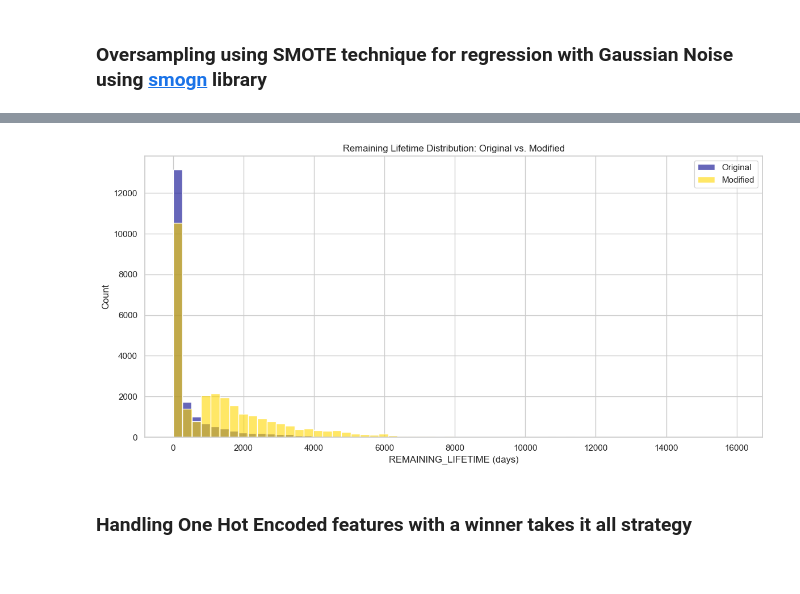
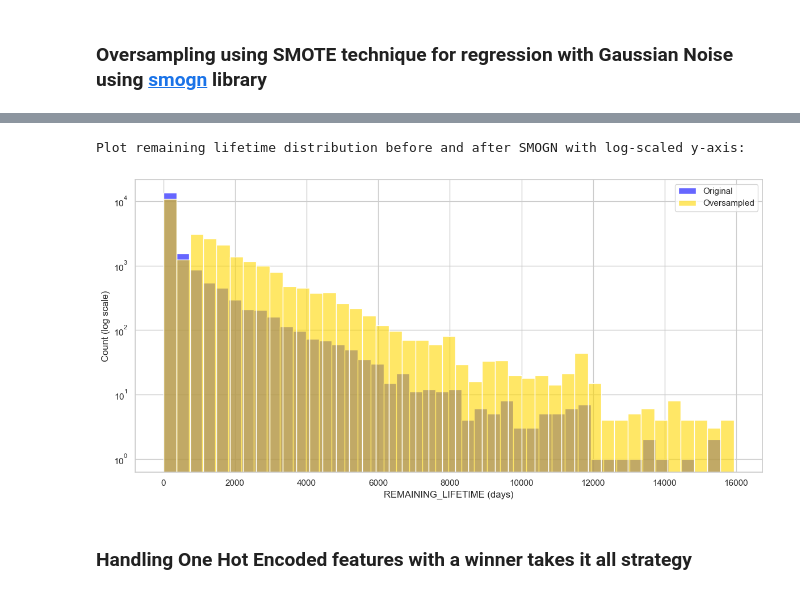
Before and after one commit to brianna404/BA_SpaceDebrisLifetimePrediction, a Jupyter notebook: Code/DataPreparation4_Preprocessing.ipynb, the cells around one changed output, grey strips where cells are left out. Saved outputs shown, nothing was run; the diff lists cells and outputs as text; code cells hidden in the pictures.

```diff
--- a/Code/DataPreparation4_Preprocessing.ipynb
+++ b/Code/DataPreparation4_Preprocessing.ipynb
@@ -247,7 +246,7 @@ Using Remaining Lifetime as the label and the one hot encoded + normalized featu
 ### Oversampling using SMOTE technique for regression with Gaussian Noise using [smogn](https://pypi.org/project/smogn/) library
 # %%
 # read data from csv
-balancing_df = pd.read_csv('../Data/TrainPreprocessed.csv')
+balancing_df = pd.read_csv('../Data/ModelInput/TrainPreprocessed.csv')
 balancing_df.drop(columns=['LIFETIME'], inplace=True)
 # %%
 # save IDs from balancing_df
@@ -299,0 +317,20 @@ array([   0.,   45., 1036., 2172., 5362.])
+# %%
+# plot remaining lifetime distribution with one bin per year
+sns.set_theme(style="whitegrid")
+
+print("Plot remaining lifetime distribution before and after SMOGN (one bin per year):")
+plt.figure(figsize=(12, 6))
+
+# Calculate the number of bins (one bin per year)
+max_lifetime = max(balancing_df['REMAINING_LIFETIME'].max(), smogn_df['REMAINING_LIFETIME'].max())
+bins = int(max_lifetime / 365)
+
+sns.histplot(balancing_df['REMAINING_LIFETIME'], label="Original", bins=bins, stat="count", color="darkblue", alpha=0.6)
+sns.histplot(smogn_df['REMAINING_LIFETIME'], label="Modified", bins=bins, stat="count", color="gold", alpha=0.6)
+
+plt.xlabel("REMAINING_LIFETIME (days)")
+plt.ylabel("Count")
+plt.legend()
+plt.grid(True)
+plt.tight_layout()
+plt.show()
@@ -300,24 +340,19 @@ array([   0.,   45., 1036., 2172., 5362.])
 # %%
-# plot remaining lifetime distribution
-import seaborn as sns
-import matplotlib.pyplot as plt
-
-# Reset to default (light) theme
+# plot using log scaled y-axis
 sns.set_theme(style="whitegrid")
-
-# Plot actual counts instead of KDE/density
+print("Plot remaining lifetime distribution before and after SMOGN with log-scaled y-axis:")
 plt.figure(figsize=(12, 6))
-sns.histplot(balancing_df['REMAINING_LIFETIME'], label="Original", bins=60, stat="count", color="darkblue", alpha=0.6)
-sns.histplot(smogn_df['REMAINING_LIFETIME'], label="Modified", bins=60, stat="count", color="gold", alpha=0.6)
-
+sns.histplot(balancing_df['REMAINING_LIFETIME'], label="Original", bins=bins, stat="count", color='blue', alpha=0.6)
+sns.histplot(smogn_df['REMAINING_LIFETIME'], label="Oversampled", bins=bins, stat="count", color="gold", alpha=0.6)
+plt.yscale('log')
 plt.xlabel("REMAINING_LIFETIME (days)")
-plt.ylabel("Count")
-plt.title("Remaining Lifetime Distribution: Original vs. Modified")
+plt.ylabel("Count (log scale)")
 plt.legend()
 plt.grid(True)
 plt.tight_layout()
 plt.show()
 # %% [output]
+Plot remaining lifetime distribution before and after SMOGN with log-scaled y-axis:
-[figure, old version]
+[figure, new version]
 # %%
 # save to csv
```
Also changed, not shown: parts of 32 cells of this notebook, 31 other files.
